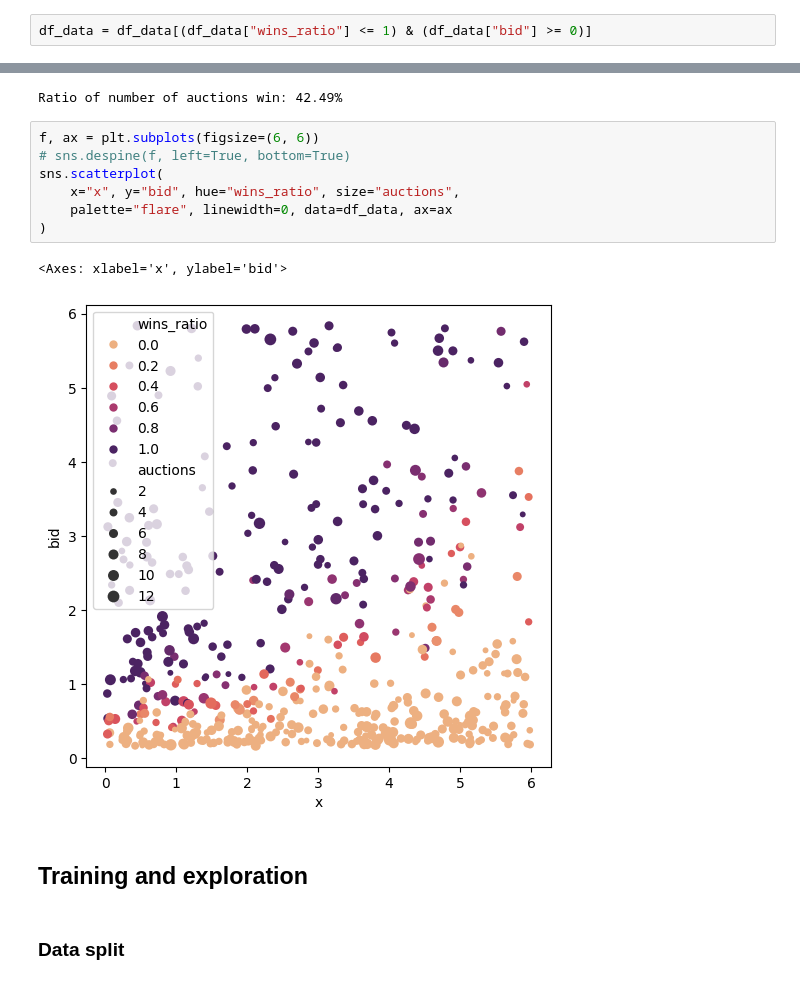
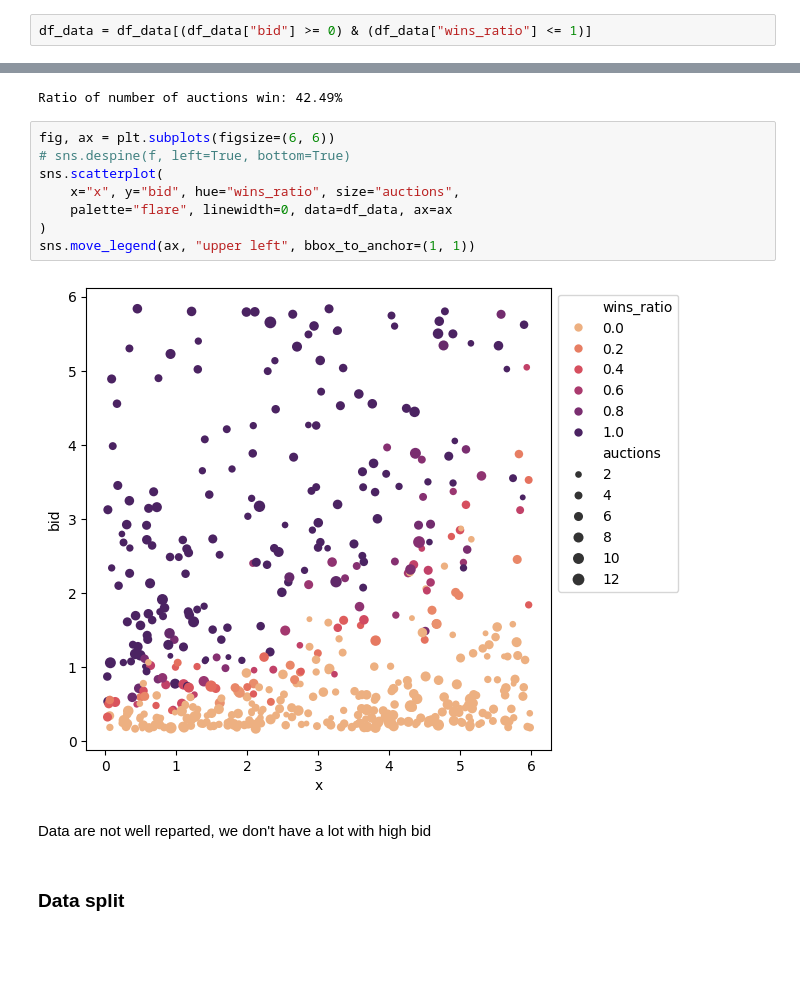
Before and after one commit to LoanSarazin/exercise_auction, a Jupyter notebook: investigation.ipynb, the cells around one changed output, grey strips where cells are left out. Cells and saved outputs as stored; diff of their text form; blank space fills up the shorter version.

```diff
--- a/investigation.ipynb
+++ b/investigation.ipynb
@@ -85,5 +92,5 @@ We assume that the bid is positive, and that we can't win
 # %%
-df_data = df_data[(df_data["wins_ratio"] <= 1) & (df_data["bid"] >= 0)]
+df_data = df_data[(df_data["bid"] >= 0) & (df_data["wins_ratio"] <= 1)]
 # %%
 df_data.describe()
 # %% [output]
@@ -103,17 +110,17 @@ print(f"Ratio of number of auctions win: {df_data['wins'].sum()/df_data['auction
 # %% [output]
 Ratio of number of auctions win: 42.49%
 # %%
-f, ax = plt.subplots(figsize=(6, 6))
+fig, ax = plt.subplots(figsize=(6, 6))
 # sns.despine(f, left=True, bottom=True)
 sns.scatterplot(
     x="x", y="bid", hue="wins_ratio", size="auctions",
     palette="flare", linewidth=0, data=df_data, ax=ax
 )
+sns.move_legend(ax, "upper left", bbox_to_anchor=(1, 1))
 # %% [output]
-<Axes: xlabel='x', ylabel='bid'>
-[figure, old version]
+[figure, new version]
-# %% [markdown]
-## Training and exploration
+# %% [markdown]
+Data are not well reparted, we don't have a lot with high bid
 # %% [markdown]
 ### Data split
 # %%
```
Also changed, not shown: parts of 38 cells of this notebook.
